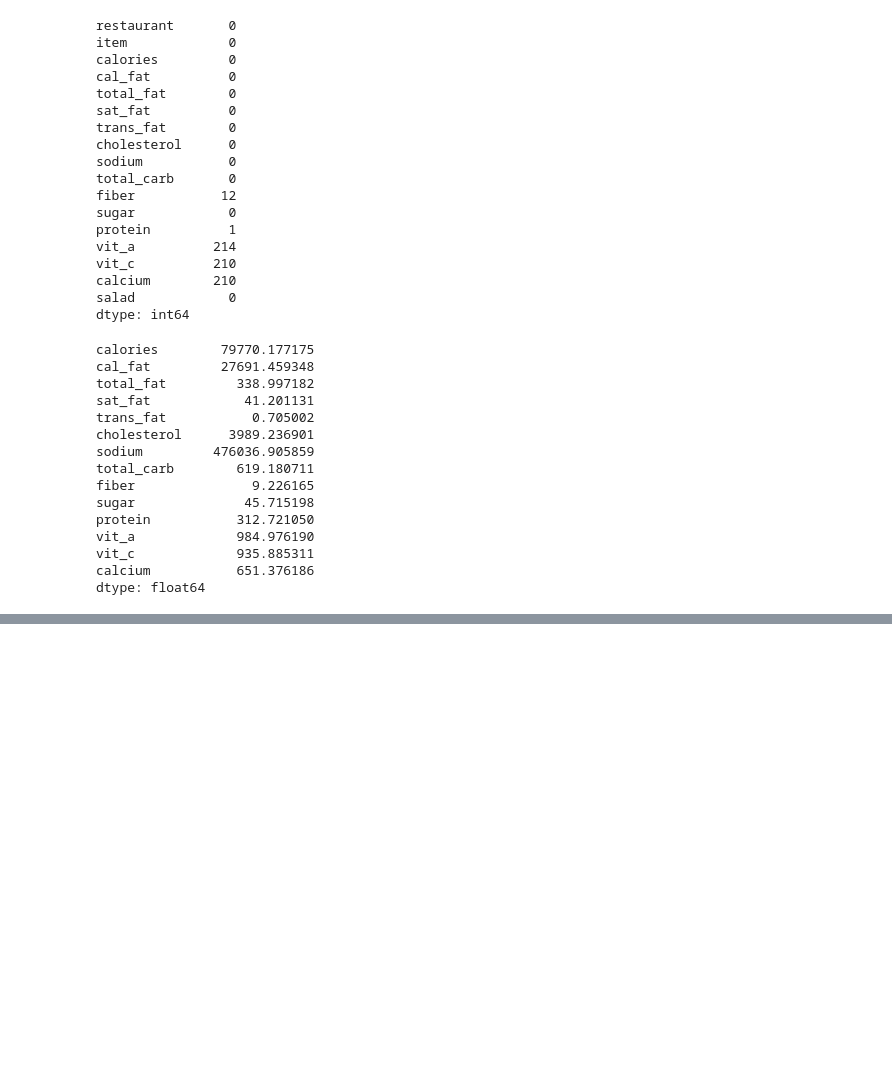
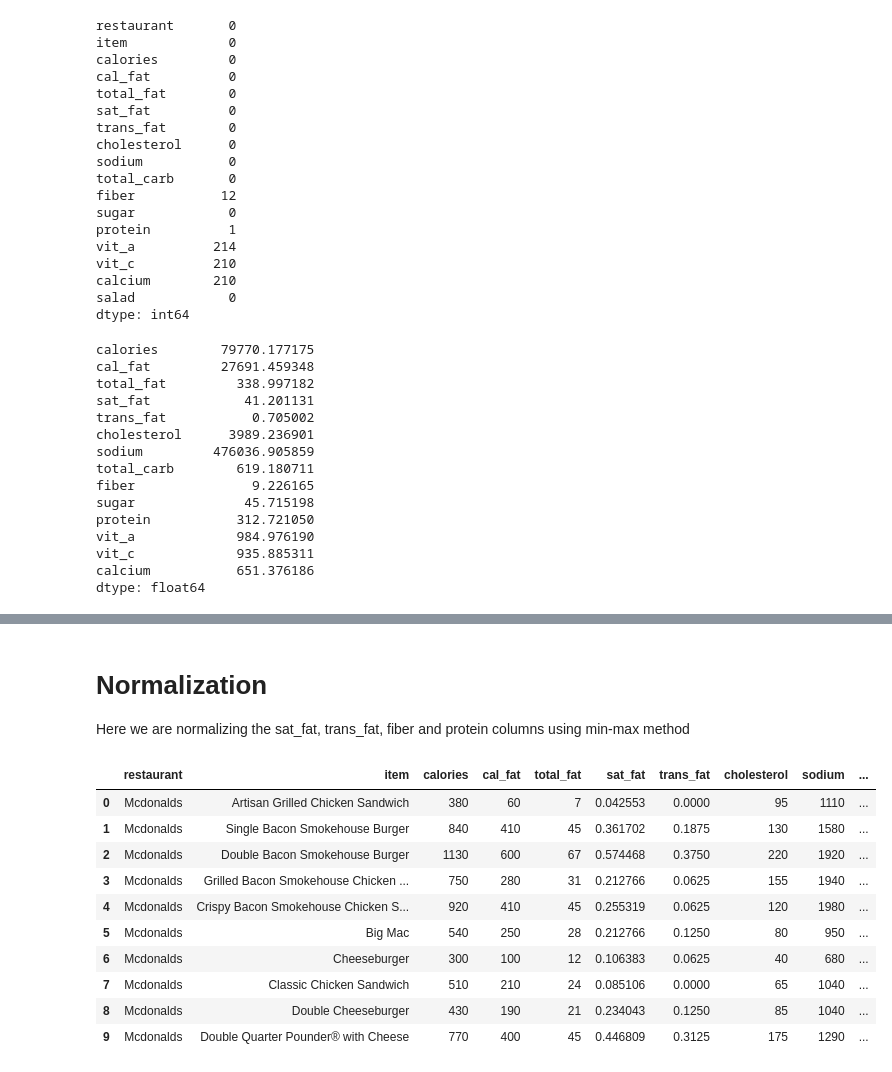
Before and after one commit to aljoharash/SWE485, a Jupyter notebook: fastfood.ipynb, the cells around one changed output, grey strips where cells are left out. Cells and saved outputs as stored; diff of their text form; code cells hidden in the pictures; blank space fills up the shorter version.

```diff
--- a/fastfood.ipynb
+++ b/fastfood.ipynb
@@ -247,0 +369,21 @@ len(data)
+# %% [markdown]
+# Normalization
+Here we are normalizing the sat_fat, trans_fat, fiber and protein columns using min-max method
+# %%
+data['sat_fat'] = (data['sat_fat'] - data['sat_fat'].min())/(data['sat_fat'].max() - data['sat_fat'].min())
+data['fiber'] = (data['fiber'] - data['fiber'].min())/(data['fiber'].max() - data['fiber'].min())
+data['trans_fat'] = (data['trans_fat'] - data['trans_fat'].min())/(data['trans_fat'].max() - data['trans_fat'].min())
+data['protein'] = (data['protein'] - data['protein'].min())/(data['protein'].max() - data['protein'].min())
+data.head(10)
+# %% [output]
+|  | restaurant | item | calories | cal_fat | total_fat | sat_fat | trans_fat | cholesterol | sodium | ... |
+| 0 | Mcdonalds | Artisan Grilled Chicken Sandwich | 380 | 60 | 7 | 0.042553 | 0.0000 | 95 | 1110 | ... |
+| 1 | Mcdonalds | Single Bacon Smokehouse Burger | 840 | 410 | 45 | 0.361702 | 0.1875 | 130 | 1580 | ... |
+| 2 | Mcdonalds | Double Bacon Smokehouse Burger | 1130 | 600 | 67 | 0.574468 | 0.3750 | 220 | 1920 | ... |
+| 3 | Mcdonalds | Grilled Bacon Smokehouse Chicken ... | 750 | 280 | 31 | 0.212766 | 0.0625 | 155 | 1940 | ... |
+| 4 | Mcdonalds | Crispy Bacon Smokehouse Chicken S... | 920 | 410 | 45 | 0.255319 | 0.0625 | 120 | 1980 | ... |
+| 5 | Mcdonalds | Big Mac | 540 | 250 | 28 | 0.212766 | 0.1250 | 80 | 950 | ... |
+| 6 | Mcdonalds | Cheeseburger | 300 | 100 | 12 | 0.106383 | 0.0625 | 40 | 680 | ... |
+| 7 | Mcdonalds | Classic Chicken Sandwich | 510 | 210 | 24 | 0.085106 | 0.0000 | 65 | 1040 | ... |
+| 8 | Mcdonalds | Double Cheeseburger | 430 | 190 | 21 | 0.234043 | 0.1250 | 85 | 1040 | ... |
+| 9 | Mcdonalds | Double Quarter Pounder® with Cheese | 770 | 400 | 45 | 0.446809 | 0.3125 | 175 | 1290 | ... |
```
Also changed, not shown: parts of 29 cells of this notebook.
